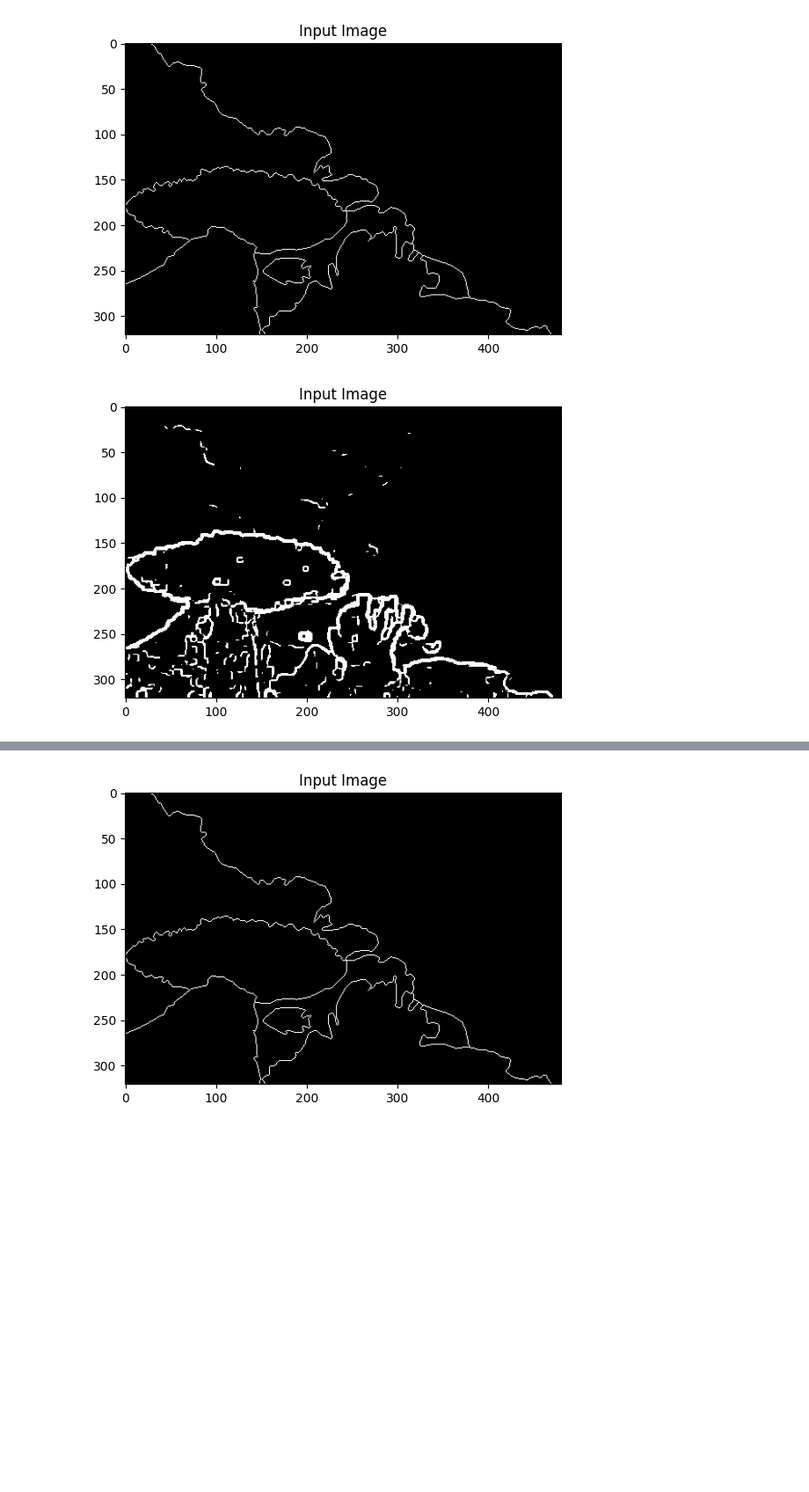
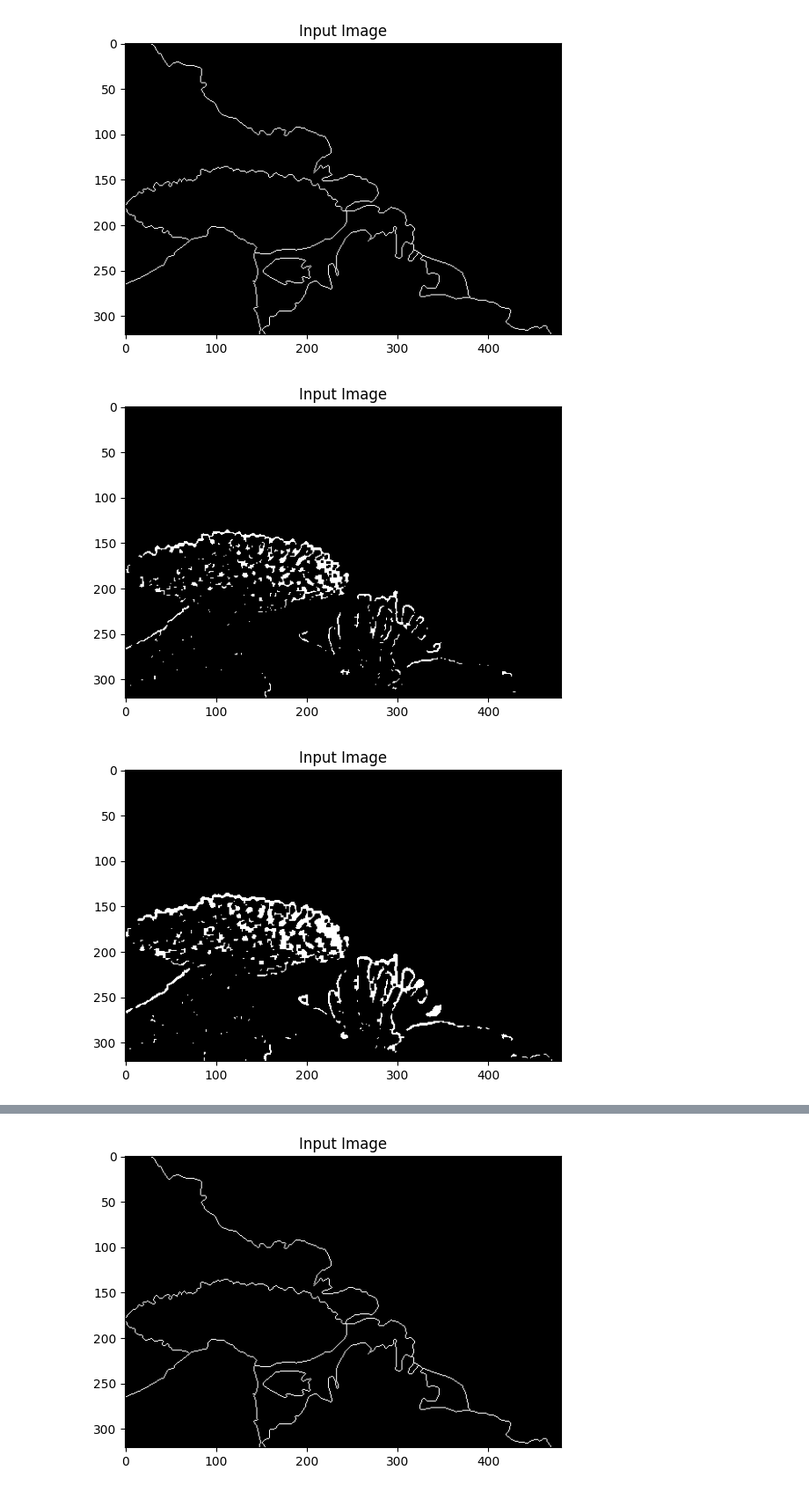
Before and after one commit to ZeyadMashhour/Edge-Detection, a Jupyter notebook: testing.ipynb, the cells around one changed output, grey strips where cells are left out. Shown: that part at 88% size. Drawn from its saved outputs; the diff is of its cells as text; code cells hidden in the pictures; blank space fills up the shorter version.

```diff
--- a/testing.ipynb
+++ b/testing.ipynb
@@ -8,9 +8,3 @@ test_path = r"BSDS500\data/images/test"
 train_path = r"BSDS500\data\images\train"
 validation_path = r"BSDS500\data\images\val"
 ground_truth_test_path = r"BSDS500\data/images/ground_truth_test"
-# %%
-img = cv2.imread('1.jpg')
-opening = create_Mathematical_Morphology_for_image(img)
-mathematical_morphology_sobel_image = create_sobel_filter_for_image(image=opening, x_kernel= 1, y_kernel=1, threshold_value=100)
-
-sobel_image = create_sobel_filter_for_image(image=img, x_kernel= 3, y_kernel=3, threshold_value=100)
@@ -39,13 +17,22 @@ for path in ground_truth_images_path:
 show_image(ground_truth_test_images[4])
 # %% [output]
 [figure]
-# %%
-cv_images = read_images_from_path(test_path)
-sobel_cv_images = []
-for cv_image in cv_images:
-    cv_image = create_Mathematical_Morphology_for_image(cv_image)
-    sobel_cv_images.append(create_sobel_filter_for_image(image=cv_image, x_kernel= 3, y_kernel=3, threshold_value=100))
-# %%
-show_image(sobel_cv_images[4])
-# %% [output]
-[figure, removed]
+# %%
+cv_images = read_images_from_path(test_path)
+sobel_cv_images3 = []
+sobel_cv_images5 = []
+sobel_cv_images7 = []
+for cv_image in cv_images:
+    sobel_image = perform_edge_detection(cv_image, ksize=1, threshold=100)
+    sobel_cv_images3.append(sobel_image)
+    sobel_image = perform_edge_detection(cv_image, ksize=5, threshold=255*16)
+    sobel_cv_images5.append(sobel_image)
+    sobel_image = perform_edge_detection(cv_image, ksize=7, threshold=100*255)
+    sobel_cv_images7.append(sobel_image)
+# %%
+show_image(sobel_cv_images3[4])
+show_image(sobel_cv_images5[4])
+show_image(sobel_cv_images7[4])
+# %% [output]
+[figure, added]
+[figure, added]
```
Also changed, not shown: parts of 8 cells of this notebook, 1 other file.
